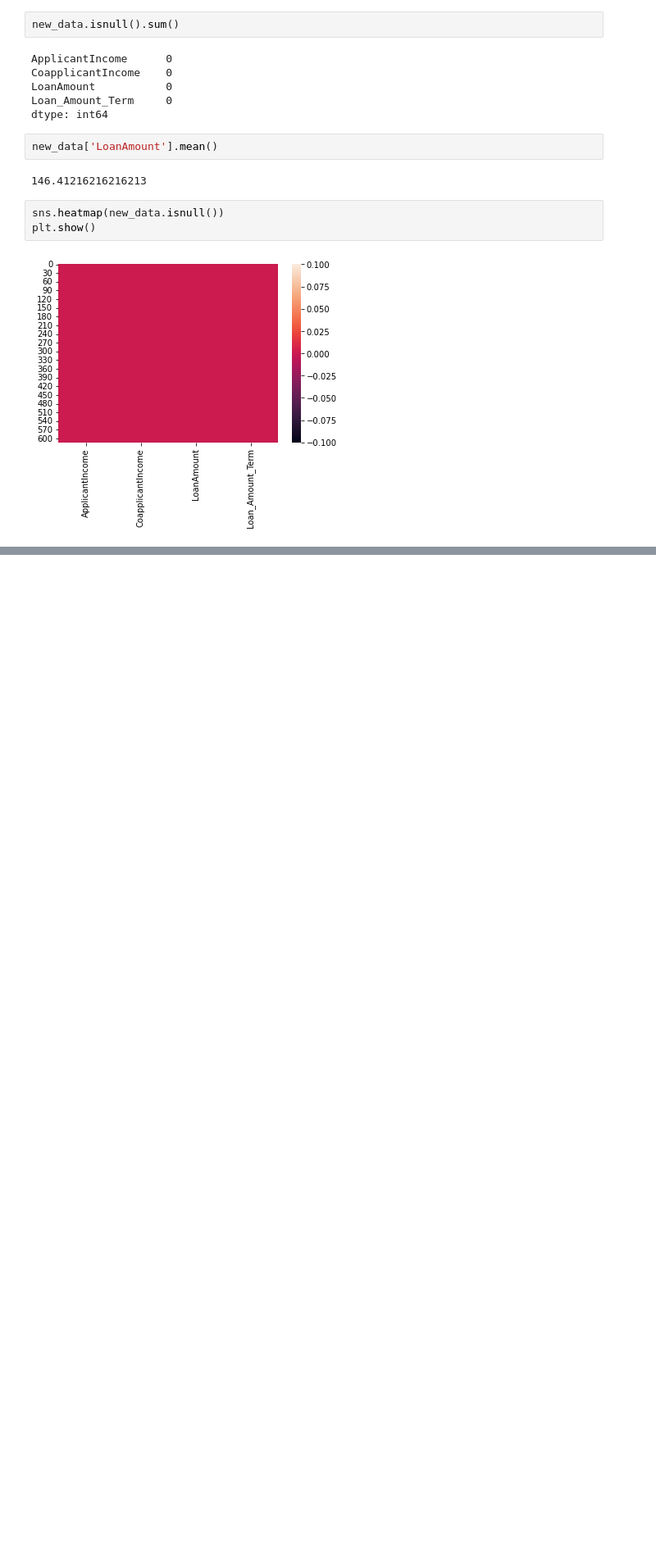
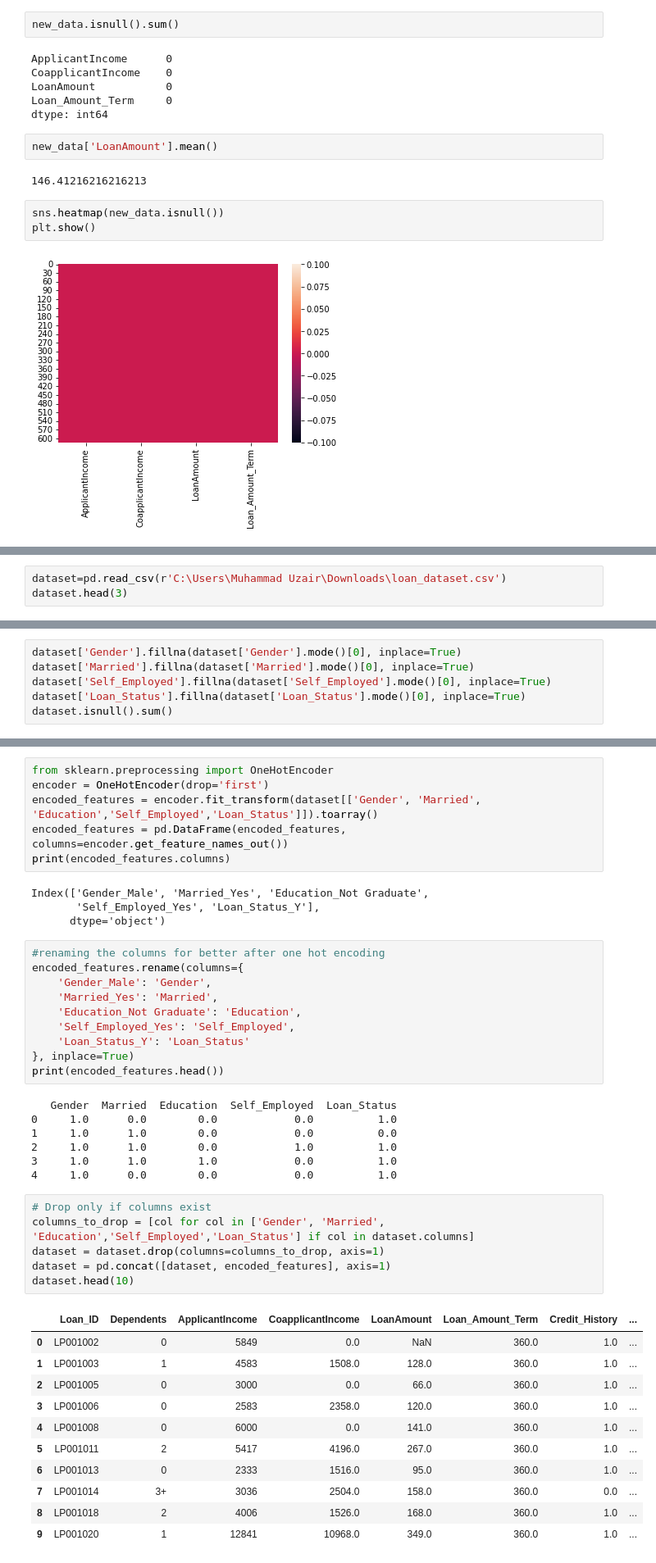
Before and after one commit to MuhammadUzair0786/Preprocessing_Practice, a Jupyter notebook: Dataset Preprocessing.ipynb, the cells around one changed output, grey strips where cells are left out. Shown at 82% size. Saved outputs shown, nothing was run; the diff lists cells and outputs as text; blank space fills up the shorter version.

Commit message:
Preprocessing-Practice One Hot Encoding

```diff
--- a/Dataset Preprocessing.ipynb
+++ b/Dataset Preprocessing.ipynb
@@ -279,0 +287,3 @@ plt.show()
+# %%
+dataset=pd.read_csv(r'C:\Users\Muhammad Uzair\Downloads\loan_dataset.csv')
+dataset.head(3)
@@ -279,0 +339,6 @@ plt.show()
+# %%
+dataset['Gender'].fillna(dataset['Gender'].mode()[0], inplace=True)
+dataset['Married'].fillna(dataset['Married'].mode()[0], inplace=True)
+dataset['Self_Employed'].fillna(dataset['Self_Employed'].mode()[0], inplace=True)
+dataset['Loan_Status'].fillna(dataset['Loan_Status'].mode()[0], inplace=True)
+dataset.isnull().sum()
@@ -279,0 +360,45 @@ plt.show()
+# %%
+from sklearn.preprocessing import OneHotEncoder
+encoder = OneHotEncoder(drop='first')
+encoded_features = encoder.fit_transform(dataset[['Gender', 'Married', 'Education','Self_Employed','Loan_Status']]).toarray()
+encoded_features = pd.DataFrame(encoded_features, columns=encoder.get_feature_names_out())
+print(encoded_features.columns)
+# %% [output]
+Index(['Gender_Male', 'Married_Yes', 'Education_Not Graduate',
+       'Self_Employed_Yes', 'Loan_Status_Y'],
+      dtype='object')
+# %%
+#renaming the columns for better after one hot encoding
+encoded_features.rename(columns={
+    'Gender_Male': 'Gender',
+    'Married_Yes': 'Married',
+    'Education_Not Graduate': 'Education',
+    'Self_Employed_Yes': 'Self_Employed',
+    'Loan_Status_Y': 'Loan_Status'
+}, inplace=True)
+print(encoded_features.head())
+# %% [output]
+   Gender  Married  Education  Self_Employed  Loan_Status
+0     1.0      0.0        0.0            0.0          1.0
+1     1.0      1.0        0.0            0.0          0.0
+2     1.0      1.0        0.0            1.0          1.0
+3     1.0      1.0        1.0            0.0          1.0
+4     1.0      0.0        0.0            0.0          1.0
+# %%
+# Drop only if columns exist
+columns_to_drop = [col for col in ['Gender', 'Married', 'Education','Self_Employed','Loan_Status'] if col in dataset.columns]
+dataset = dataset.drop(columns=columns_to_drop, axis=1)
+dataset = pd.concat([dataset, encoded_features], axis=1)
+dataset.head(10)
+# %% [output]
+|  | Loan_ID | Dependents | ApplicantIncome | CoapplicantIncome | LoanAmount | Loan_Amount_Term | Credit_History | ... |
+| 0 | LP001002 | 0 | 5849 | 0.0 | NaN | 360.0 | 1.0 | ... |
+| 1 | LP001003 | 1 | 4583 | 1508.0 | 128.0 | 360.0 | 1.0 | ... |
+| 2 | LP001005 | 0 | 3000 | 0.0 | 66.0 | 360.0 | 1.0 | ... |
+| 3 | LP001006 | 0 | 2583 | 2358.0 | 120.0 | 360.0 | 1.0 | ... |
+| 4 | LP001008 | 0 | 6000 | 0.0 | 141.0 | 360.0 | 1.0 | ... |
+| 5 | LP001011 | 2 | 5417 | 4196.0 | 267.0 | 360.0 | 1.0 | ... |
+| 6 | LP001013 | 0 | 2333 | 1516.0 | 95.0 | 360.0 | 1.0 | ... |
+| 7 | LP001014 | 3+ | 3036 | 2504.0 | 158.0 | 360.0 | 0.0 | ... |
+| 8 | LP001018 | 2 | 4006 | 1526.0 | 168.0 | 360.0 | 1.0 | ... |
+| 9 | LP001020 | 1 | 12841 | 10968.0 | 349.0 | 360.0 | 1.0 | ... |
```
Also changed, not shown: parts of 8 cells of this notebook.
